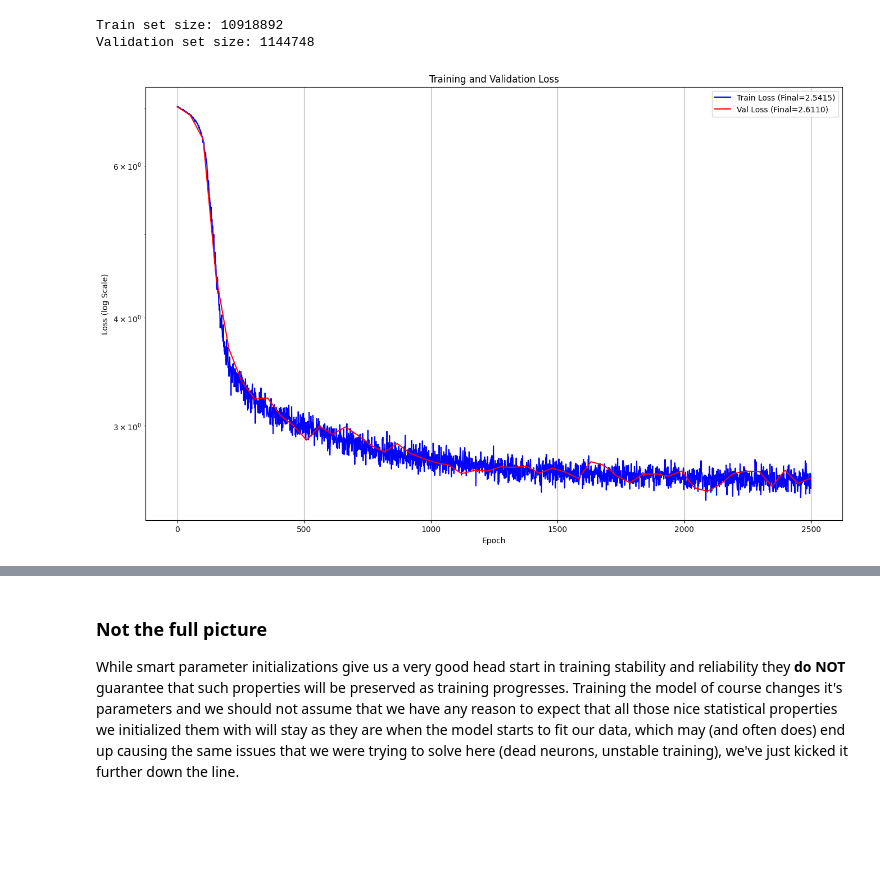
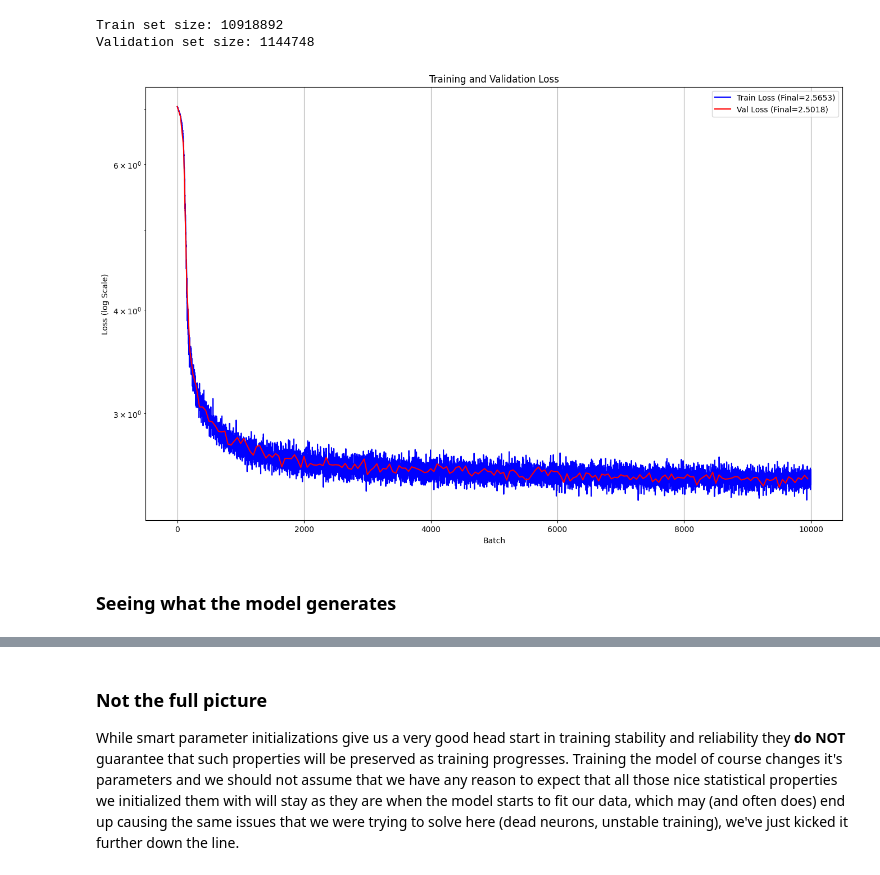
Before and after one commit to fodevac33/Learning-AI, a Jupyter notebook: notebooks/bigram_mlp/bigram_mlp.ipynb, the cells around one changed output, grey strips where cells are left out. Cells and saved outputs as stored; diff of their text form; code cells hidden in the pictures; blank space fills up the shorter version.

```diff
--- a/notebooks/bigram_mlp/bigram_mlp.ipynb
+++ b/notebooks/bigram_mlp/bigram_mlp.ipynb
@@ -498,24 +502,27 @@ import torch.nn.functional as F
 import numpy as np
 import matplotlib.pyplot as plt
 
+# Move to CUDA for faster training
+device = torch.device('cuda' if torch.cuda.is_available() else 'cpu')
+
+# Model parameters
 vocab_size = len(chars)
 model_dim = 128
 model_depth = 5
 
 learning_rate = 0.015
-num_epochs = 2500
 batch_size = 1024
+total_batches = 10000 # Aprox. 1 epoch at 1024 batch size
 
-# Move to CUDA for faster training
-device = torch.device('cuda' if torch.cuda.is_available() else 'cpu')
-
+# Initialize parameters
 k = np.sqrt(6.0/model_dim)
 embed  = torch.Tensor(vocab_size, model_dim).uniform_(-k, k).to(device)
 hidden = torch.Tensor(model_depth, model_dim, model_dim).uniform_(-k, k).to(device)
 out    = torch.Tensor(model_dim, vocab_size).uniform_(-k, k).to(device)
-
 for p in (embed, hidden, out):
     p.requires_grad_(True)
+
+# Optimizer
 optimizer = torch.optim.SGD([embed, hidden, out], lr=learning_rate)
 
 # Move data to device
@@ -524,53 +531,85 @@ Y_train = Y_train.to(device)
 X_val = X_val.to(device)
 Y_val = Y_val.to(device)
 
-train_losses = []
-val_losses = []
-
+# Function for validation
 def compute_loss(X, Y, batch_size=None):
     if batch_size is None:
         x_batch, y_batch = X, Y
     else:
         batch_idx = torch.randint(0, len(X), (batch_size,), device=device)
         x_batch = X[batch_idx]
         y_batch = Y[batch_idx]
 
     x_embed = embed[x_batch]
     hidden_act = F.relu(x_embed @ hidden[0])
     for layer in range(1, hidden.shape[0]):
         hidden_act = F.relu(hidden_act @ hidden[layer])
     out_logits = hidden_act @ out
 
     return F.cross_entropy(out_logits, y_batch)
 
-for epoch in range(num_epochs):
-    # Training step
-    train_loss = compute_loss(X_train, Y_train, batch_size)
-    train_losses.append(train_loss.item())
+# Training setup
+train_losses = []
+val_losses = []
+val_batch_indices = []
 
+# Create a shuffled dataset
+dataset_size = len(X_train)
+indices = torch.randperm(dataset_size, device=device)
+
+for batch_num in range(total_batches):
+    # Get batch indices with wraparound
+    start_idx = (batch_num * batch_size) % dataset_size
+    # Handle wrap-around case
+    if start_idx + batch_size > dataset_size:
+        first_part = indices[start_idx:dataset_size]
+        second_part = indices[:batch_size - len(first_part)]
+        batch_idx = torch.cat([first_part, second_part])
+    else:
+        batch_idx = indices[start_idx:start_idx + batch_size]
+
+    # Get batch data
+    x_batch = X_train[batch_idx]
+    y_batch = Y_train[batch_idx]
+
+    # Forward pass
+    x_embed = embed[x_batch]
+    hidden_act = F.relu(x_embed @ hidden[0])
+    for layer in range(1, hidden.shape[0]):
+        hidden_act = F.relu(hidden_act @ hidden[layer])
+    out_logits = hidden_act @ out
+
+    # Compute loss
+    loss = F.cross_entropy(out_logits, y_batch)
+    train_losses.append(loss.item())
+
+    # Backward pass
     optimizer.zero_grad()
-    train_loss.backward()
+    loss.backward()
     optimizer.step()
 
-    # Validation step (no gradients needed)
-    if epoch % 50 == 0:
+    # Validation every 50 batches
+    if batch_num % 50 == 0:
         with torch.no_grad():
-            # Use a batch for validation too to avoid memory issues
-            val_loss = compute_loss(X_val, Y_val, batch_size)
+            val_loss = compute_loss(X_val, Y_val, batch_size=4096)
             val_losses.append(val_loss.item())
+            val_batch_indices.append(batch_num)
 
+# Plot results - now x-axis is batches instead of epochs
 plt.figure(figsize=(16,10))
-plt.plot(range(num_epochs), train_losses, label=f'Train Loss (Final={train_losses[-1]:.4f})', color='blue')
-plt.plot(range(0, num_epochs, 50 + 1), val_losses, label=f'Val Loss (Final={val_losses[-1]:.4f})', color='red')
+plt.plot(range(total_batches), train_losses, label=f'Train Loss (Final={train_losses[-1]:.4f})', color='blue')
+plt.plot(val_batch_indices, val_losses, label=f'Val Loss (Final={val_losses[-1]:.4f})', color='red')
 plt.title('Training and Validation Loss')
 plt.ylabel('Loss (log Scale)')
-plt.xlabel('Epoch')
+plt.xlabel('Batch')
 plt.yscale('log')
 plt.legend()
 plt.grid(True)
 plt.show()
 # %% [output]
-[figure, old version]
+[figure, new version]
+# %% [markdown]
+### Seeing what the model generates
 # %%
 def generate_sequence(prompt_char, max_length=100):
     # Convert prompt character to index
```
Also changed, not shown: parts of 2 cells of this notebook.
